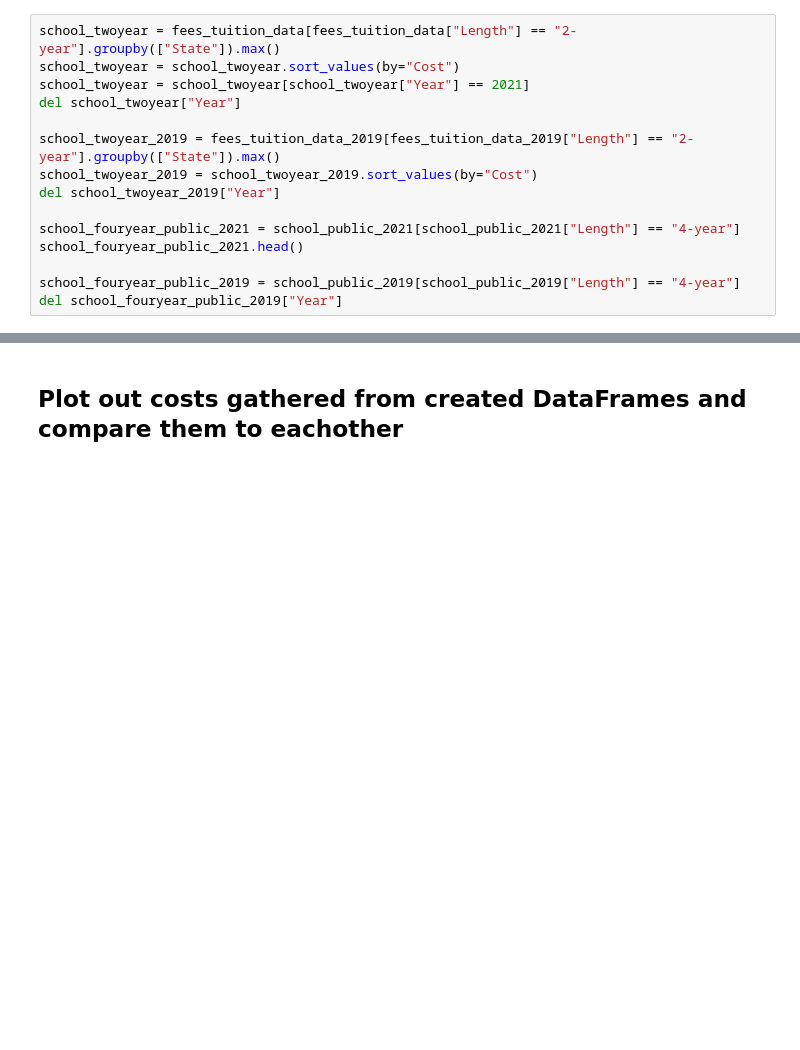
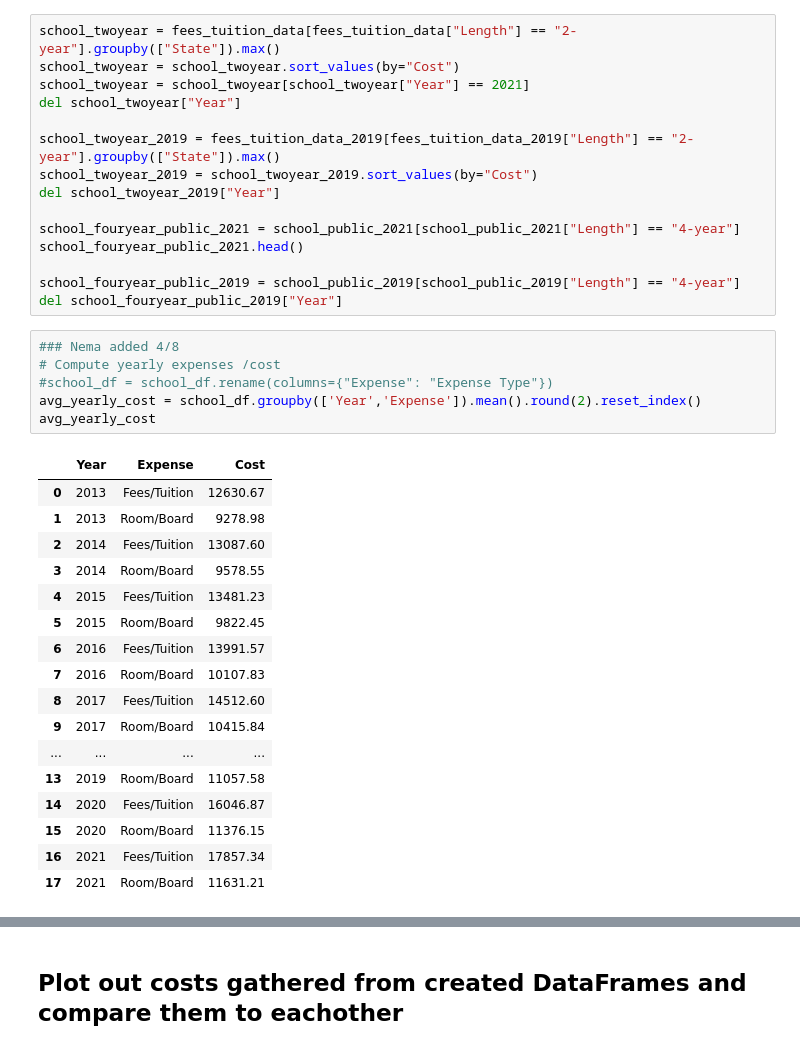
Before and after one commit to anthonybpino/Project-1-Undergrad-Student-Data, a Jupyter notebook: cost_state_2019_2021.ipynb, the cells around one changed output, grey strips where cells are left out. Cells and saved outputs as stored; diff of their text form; blank space fills up the shorter version.

```diff
--- a/cost_state_2019_2021.ipynb
+++ b/cost_state_2019_2021.ipynb
@@ -149,3 +149,27 @@ school_fouryear_public_2021.head()
 
 school_fouryear_public_2019 = school_public_2019[school_public_2019["Length"] == "4-year"]
 del school_fouryear_public_2019["Year"]
+# %%
+### Nema added 4/8
+# Compute yearly expenses /cost
+#school_df = school_df.rename(columns={"Expense": "Expense Type"})
+avg_yearly_cost = school_df.groupby(['Year','Expense']).mean().round(2).reset_index()
+avg_yearly_cost
+# %% [output]
+|  | Year | Expense | Cost |
+| 0 | 2013 | Fees/Tuition | 12630.67 |
+| 1 | 2013 | Room/Board | 9278.98 |
+| 2 | 2014 | Fees/Tuition | 13087.60 |
+| 3 | 2014 | Room/Board | 9578.55 |
+| 4 | 2015 | Fees/Tuition | 13481.23 |
+| 5 | 2015 | Room/Board | 9822.45 |
+| 6 | 2016 | Fees/Tuition | 13991.57 |
+| 7 | 2016 | Room/Board | 10107.83 |
+| 8 | 2017 | Fees/Tuition | 14512.60 |
+| 9 | 2017 | Room/Board | 10415.84 |
+| ... | ... | ... | ... |
+| 13 | 2019 | Room/Board | 11057.58 |
+| 14 | 2020 | Fees/Tuition | 16046.87 |
+| 15 | 2020 | Room/Board | 11376.15 |
+| 16 | 2021 | Fees/Tuition | 17857.34 |
+| 17 | 2021 | Room/Board | 11631.21 |
```
Also changed, not shown: parts of 35 cells of this notebook, 2 other files.
